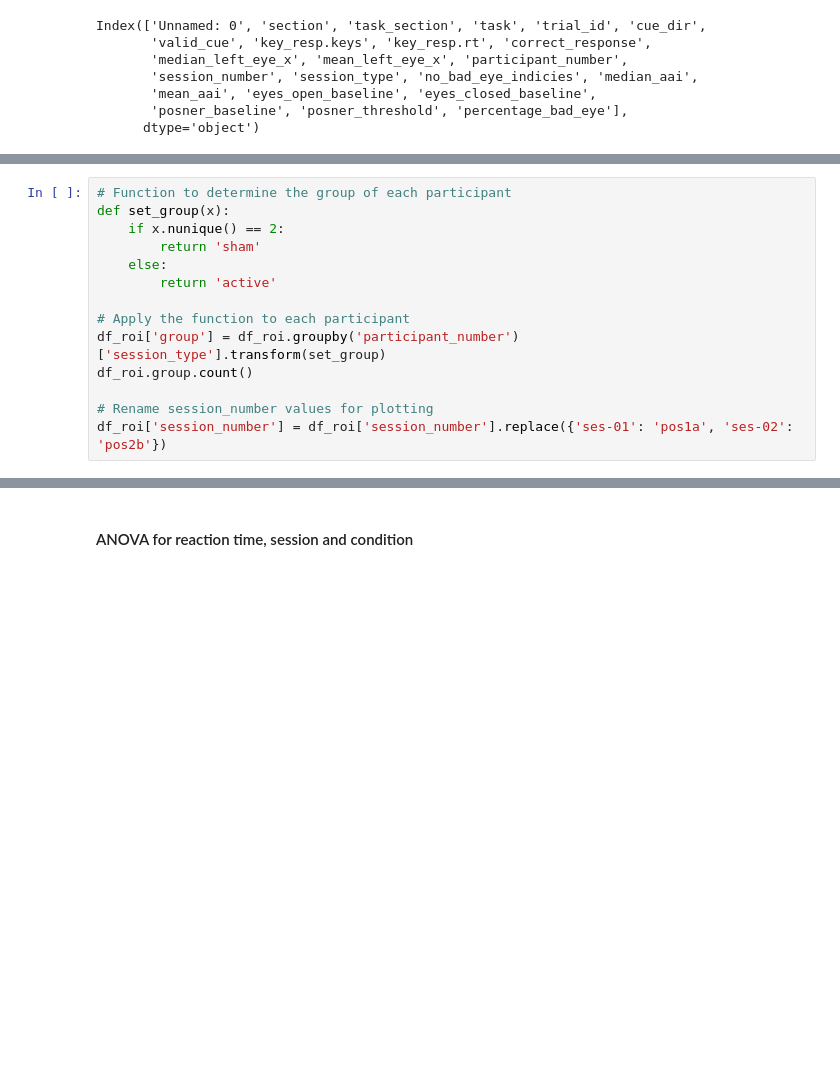
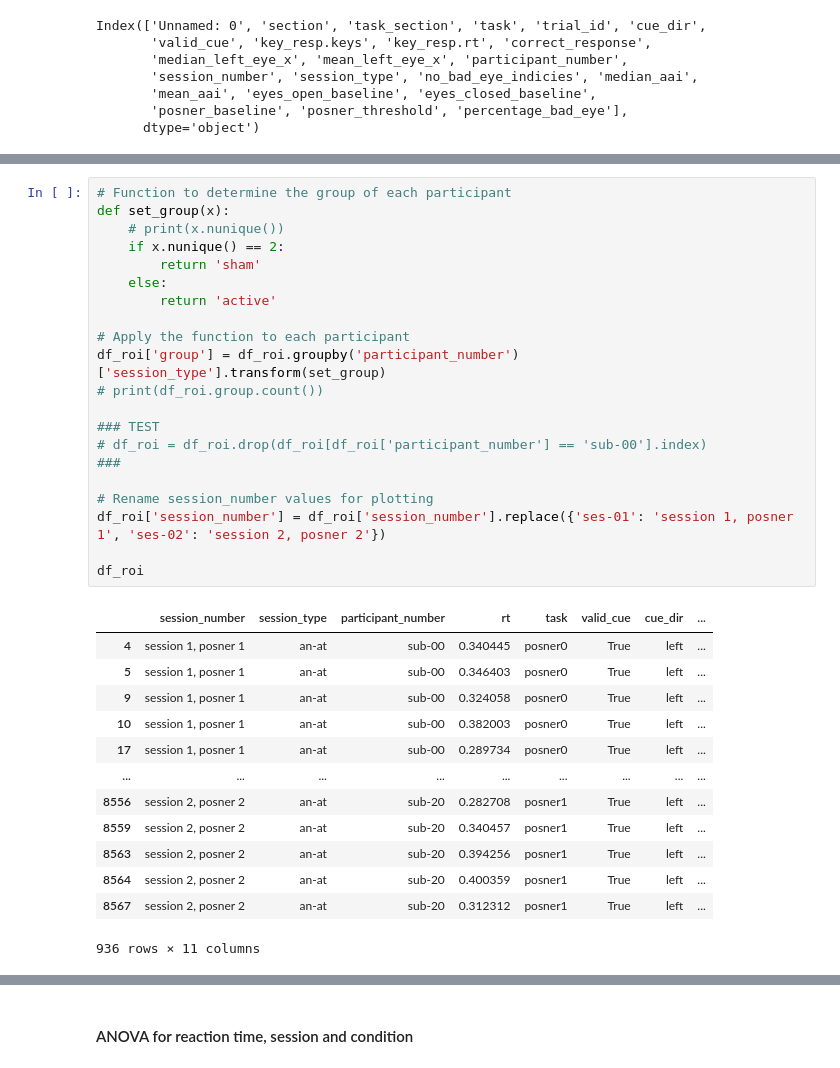
Before and after one commit to locua/joint-analysis, a Jupyter notebook: analysis.ipynb, the cells around one changed output, grey strips where cells are left out. Saved outputs shown, nothing was run; the diff lists cells and outputs as text; blank space fills up the shorter version.

```diff
--- a/analysis.ipynb
+++ b/analysis.ipynb
@@ -91,15 +93,36 @@ See the caveats in the documentation: https://pandas.pydata.org/pandas-docs/stab
 # %%
 # Function to determine the group of each participant
 def set_group(x):
+    # print(x.nunique())
     if x.nunique() == 2:
         return 'sham'
     else:
         return 'active'
 
 # Apply the function to each participant
 df_roi['group'] = df_roi.groupby('participant_number')['session_type'].transform(set_group)
-df_roi.group.count()
+# print(df_roi.group.count())
+
+### TEST
+# df_roi = df_roi.drop(df_roi[df_roi['participant_number'] == 'sub-00'].index)
+###
 
 # Rename session_number values for plotting
-df_roi['session_number'] = df_roi['session_number'].replace({'ses-01': 'pos1a', 'ses-02': 'pos2b'})
+df_roi['session_number'] = df_roi['session_number'].replace({'ses-01': 'session 1, posner 1', 'ses-02': 'session 2, posner 2'})
+
+df_roi
+# %% [output]
+|  | session_number | session_type | participant_number | rt | task | valid_cue | cue_dir | ... |
+| 4 | session 1, posner 1 | an-at | sub-00 | 0.340445 | posner0 | True | left | ... |
+| 5 | session 1, posner 1 | an-at | sub-00 | 0.346403 | posner0 | True | left | ... |
+| 9 | session 1, posner 1 | an-at | sub-00 | 0.324058 | posner0 | True | left | ... |
+| 10 | session 1, posner 1 | an-at | sub-00 | 0.382003 | posner0 | True | left | ... |
+| 17 | session 1, posner 1 | an-at | sub-00 | 0.289734 | posner0 | True | left | ... |
+| ... | ... | ... | ... | ... | ... | ... | ... | ... |
+| 8556 | session 2, posner 2 | an-at | sub-20 | 0.282708 | posner1 | True | left | ... |
+| 8559 | session 2, posner 2 | an-at | sub-20 | 0.340457 | posner1 | True | left | ... |
+| 8563 | session 2, posner 2 | an-at | sub-20 | 0.394256 | posner1 | True | left | ... |
+| 8564 | session 2, posner 2 | an-at | sub-20 | 0.400359 | posner1 | True | left | ... |
+| 8567 | session 2, posner 2 | an-at | sub-20 | 0.312312 | posner1 | True | left | ... |
+936 rows × 11 columns
 # %% [markdown]
```
Also changed, not shown: parts of 10 cells of this notebook.
